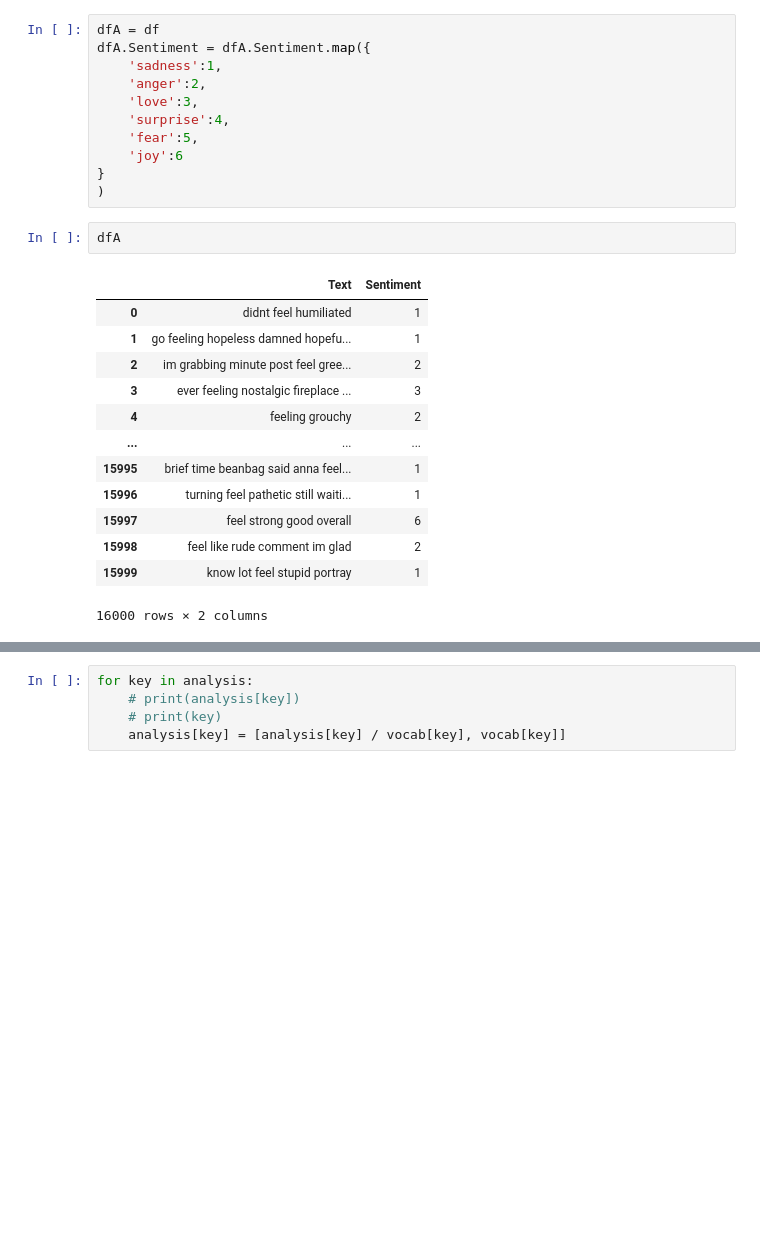
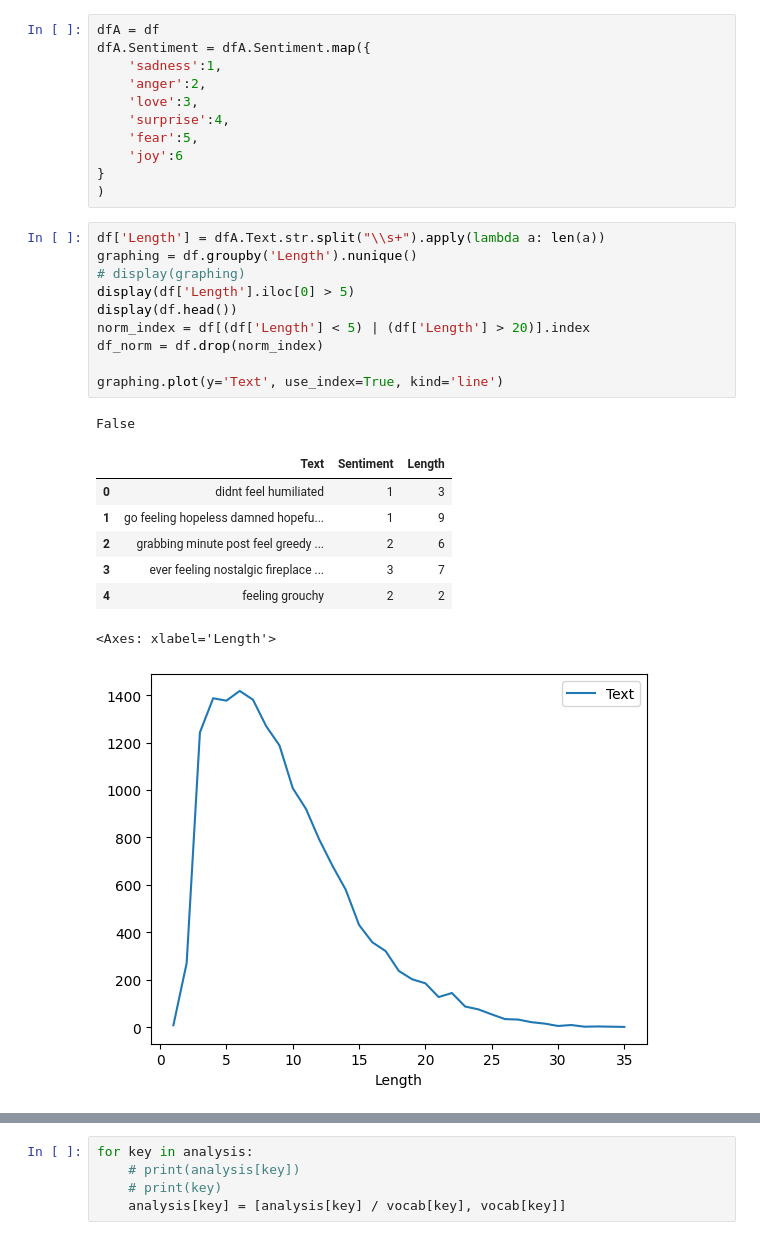
Before and after one commit to Arangion/CompCogFinal, a Jupyter notebook: final.ipynb, the cells around one changed output, grey strips where cells are left out. Cells and saved outputs as stored; diff of their text form; blank space fills up the shorter version.

```diff
--- a/final.ipynb
+++ b/final.ipynb
@@ -113,19 +85,23 @@ dfA.Sentiment = dfA.Sentiment.map({
     'joy':6
 }
 )
-# %%
-dfA
-# %% [output]
-|  | Text | Sentiment |
-| 0 | didnt feel humiliated | 1 |
-| 1 | go feeling hopeless damned hopefu... | 1 |
-| 2 | im grabbing minute post feel gree... | 2 |
-| 3 | ever feeling nostalgic fireplace ... | 3 |
-| 4 | feeling grouchy | 2 |
-| ... | ... | ... |
-| 15995 | brief time beanbag said anna feel... | 1 |
-| 15996 | turning feel pathetic still waiti... | 1 |
-| 15997 | feel strong good overall | 6 |
-| 15998 | feel like rude comment im glad | 2 |
-| 15999 | know lot feel stupid portray | 1 |
-16000 rows × 2 columns
+# %%
+df['Length'] = dfA.Text.str.split("\\s+").apply(lambda a: len(a))
+graphing = df.groupby('Length').nunique()
+# display(graphing)
+display(df['Length'].iloc[0] > 5)
+display(df.head())
+norm_index = df[(df['Length'] < 5) | (df['Length'] > 20)].index
+df_norm = df.drop(norm_index)
+
+graphing.plot(y='Text', use_index=True, kind='line')
+# %% [output]
+False
+|  | Text | Sentiment | Length |
+| 0 | didnt feel humiliated | 1 | 3 |
+| 1 | go feeling hopeless damned hopefu... | 1 | 9 |
+| 2 | grabbing minute post feel greedy ... | 2 | 6 |
+| 3 | ever feeling nostalgic fireplace ... | 3 | 7 |
+| 4 | feeling grouchy | 2 | 2 |
+<Axes: xlabel='Length'>
+[figure, added]
```
Also changed, not shown: parts of 26 cells of this notebook.
